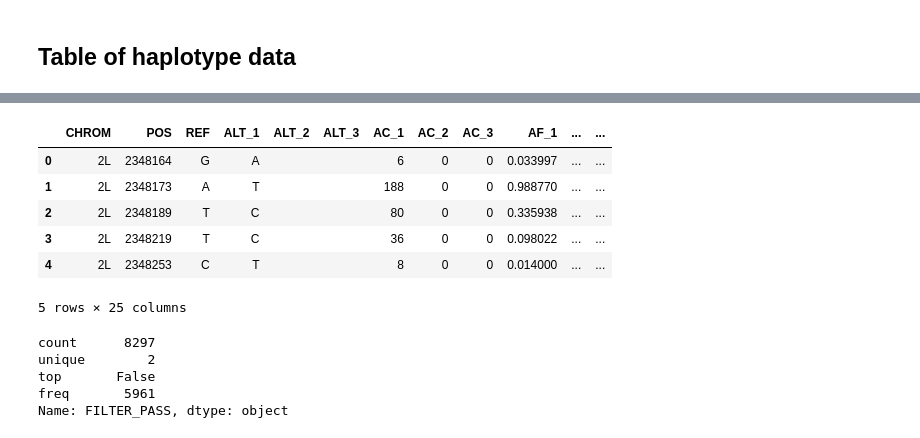
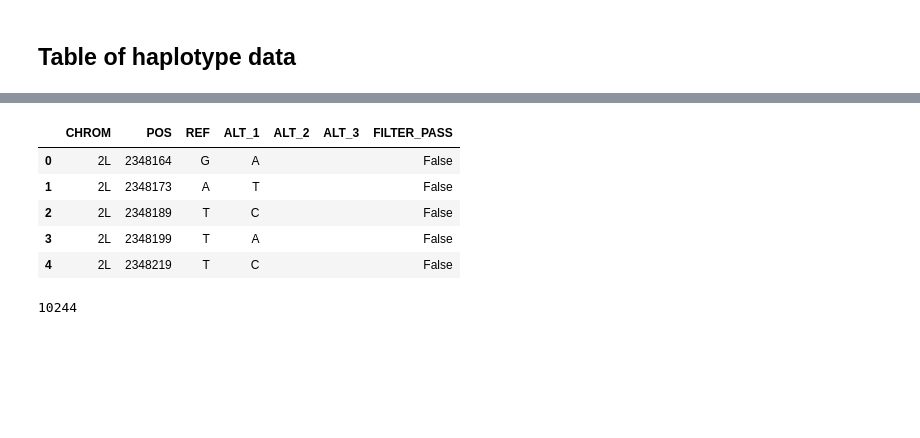
Before and after one commit to malariagen/ag1000g-phase2-vgsc-report, a Jupyter notebook: notebooks/table_Phase_2_vgsc_supplementary_tables.ipynb, the cells around one changed output, grey strips where cells are left out. Cells and saved outputs as stored; diff of their text form; code cells hidden in the pictures; blank space fills up the shorter version.

Commit message:
builds tables

```diff
--- a/notebooks/table_Phase_2_vgsc_supplementary_tables.ipynb
+++ b/notebooks/table_Phase_2_vgsc_supplementary_tables.ipynb
@@ -498,0 +502,4 @@ callset
+# %%
+#get all vari
+callset = phase2_ar1.callset
+callset
@@ -571,40 +590,36 @@ afs
 # %%
 columns = ([
     ('CHROM', callset['2L/variants/CHROM'][loc_cs_tr].astype('U')),
     ('POS', callset['2L/variants/POS'][loc_cs_tr]),
     ('REF', callset['2L/variants/REF'][loc_cs_tr].astype('U')),
     ('ALT_1', callset['2L/variants/ALT'][loc_cs_tr, 0].astype('U')),
     ('ALT_2', callset['2L/variants/ALT'][loc_cs_tr, 1].astype('U')),
     ('ALT_3', callset['2L/variants/ALT'][loc_cs_tr, 2].astype('U')),
-    ('AC_1', callset['2L/variants/AC'][loc_cs_tr, 0]),
-    ('AC_2', callset['2L/variants/AC'][loc_cs_tr, 1]),
-    ('AC_3', callset['2L/variants/AC'][loc_cs_tr, 2]),
-    ('AF_1', callset['2L/variants/AF'][loc_cs_tr, 0]),
-    ('AF_2', callset['2L/variants/AF'][loc_cs_tr, 1]),
-    ('AF_3', callset['2L/variants/AF'][loc_cs_tr, 2]),
-    ('AF_total', callset['2L/variants/AF'][loc_cs_tr, :].sum(axis=1)),
-    ('AN', callset['2L/variants/AN'][loc_cs_tr]),
+#     ('AC_1', callset['2L/variants/AC'][loc_cs_tr, 0]),
+#     ('AC_2', callset['2L/variants/AC'][loc_cs_tr, 1]),
+#     ('AC_3', callset['2L/variants/AC'][loc_cs_tr, 2]),
+#     ('AF_1', callset['2L/variants/AF'][loc_cs_tr, 0]),
+#     ('AF_2', callset['2L/variants/AF'][loc_cs_tr, 1]),
+#     ('AF_3', callset['2L/variants/AF'][loc_cs_tr, 2]),
+#     ('AF_total', callset['2L/variants/AF'][loc_cs_tr, :].sum(axis=1)),
     ('FILTER_PASS', callset['2L/variants/FILTER_PASS'][loc_cs_tr]),
-] + [('AF_' + p, afs[p]) for p in df_samples.population.unique()] +
-    [('MAX_POP_AF', np.column_stack([afs[p] for p in df_samples.population.unique()]).max(axis=1))]
-)
+# ] + [('AF_' + p, afs[p]) for p in df_samples.population.unique()] +
+#     [('MAX_POP_AF', np.column_stack([afs[p] for p in df_samples.population.unique()]).max(axis=1))
+])
 df_cs_tr = pandas.DataFrame.from_items(columns)
 df_cs_tr.head()
 # %% [output]
-|  | CHROM | POS | REF | ALT_1 | ALT_2 | ALT_3 | AC_1 | AC_2 | AC_3 | AF_1 | ... | ... |
-| 0 | 2L | 2348164 | G | A |  |  | 6 | 0 | 0 | 0.033997 | ... | ... |
-| 1 | 2L | 2348173 | A | T |  |  | 188 | 0 | 0 | 0.988770 | ... | ... |
-| 2 | 2L | 2348189 | T | C |  |  | 80 | 0 | 0 | 0.335938 | ... | ... |
-| 3 | 2L | 2348219 | T | C |  |  | 36 | 0 | 0 | 0.098022 | ... | ... |
-| 4 | 2L | 2348253 | C | T |  |  | 8 | 0 | 0 | 0.014000 | ... | ... |
+|  | CHROM | POS | REF | ALT_1 | ALT_2 | ALT_3 | FILTER_PASS |
+| 0 | 2L | 2348164 | G | A |  |  | False |
+| 1 | 2L | 2348173 | A | T |  |  | False |
+| 2 | 2L | 2348189 | T | C |  |  | False |
+| 3 | 2L | 2348199 | T | A |  |  | False |
+| 4 | 2L | 2348219 | T | C |  |  | False |
-5 rows × 25 columns
 # %%
-df_cs_tr.FILTER_PASS.describe()
+#df_cs_tr.FILTER_PASS.describe()
-# %% [output]
-count      8297
-unique        2
-top       False
-freq       5961
-Name: FILTER_PASS, dtype: object
 # %%
 df_cs_tr.to_csv('../data/supp_table_variants_all.csv')
+# %%
+len(df_cs_tr)
+# %% [output]
+10244
```
Also changed, not shown: parts of 40 cells of this notebook, 5 other files.
